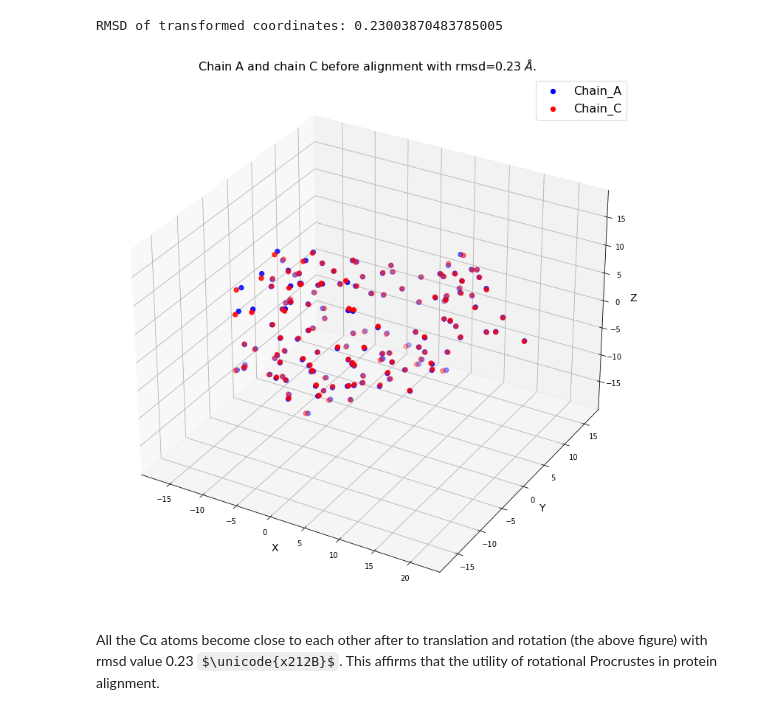
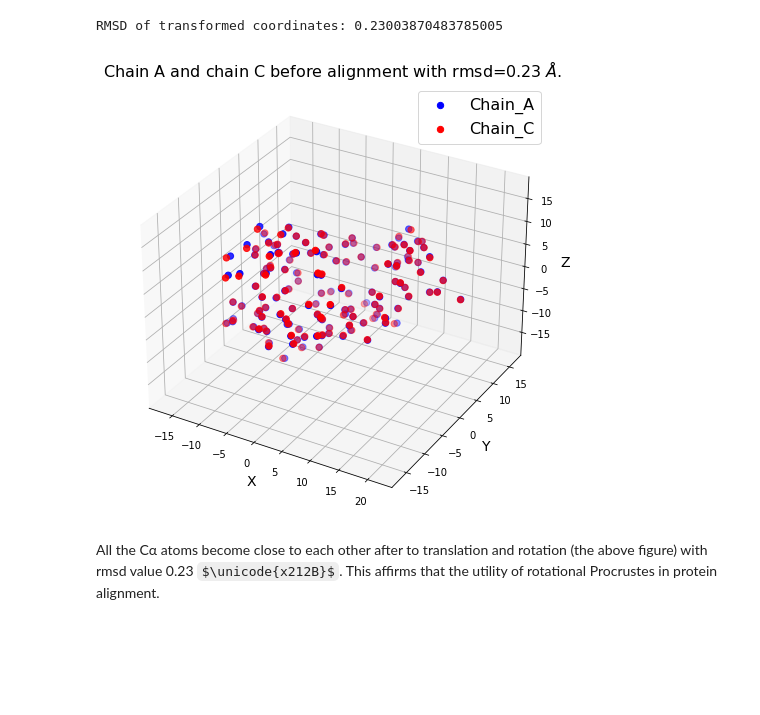
Before and after one commit to theochem/procrustes, a Jupyter notebook: docs/notebooks/Chemical_Structure_Alignment.ipynb, the cells around one changed output. Drawn from its saved outputs; the diff is of its cells as text; code cells hidden in the pictures; some formulas as TeX source; blank space fills up the shorter version.

```diff
--- a/docs/notebooks/Chemical_Structure_Alignment.ipynb
+++ b/docs/notebooks/Chemical_Structure_Alignment.ipynb
@@ -140,12 +141,13 @@ RMSD of transformed coordinates: 0.23003870483785005
 # %%
 # plot the coordinates before alignment which reproduces Fig. (iii)
 plot_atom_coordinates(coords1=ca_at,
                       coords2=result["new_b"],
+                      figsize=(8, 6),
                       label1="Chain_A",
                       label2="Chain_C",
                       title="Chain A and chain C before alignment with rmsd={:0.2f} $\AA$.".format(rmsd_after))
 # %% [output]
-[figure, old version]
+[figure, new version]
 # %% [markdown]
 All the Cα atoms become close to each other after to
 translation and rotation (the above figure) with rmsd value 0.23 $\unicode{x212B}$. This affirms that the utility of rotational Procrustes in protein alignment.
```
Also changed, not shown: parts of 1 cell of this notebook.
